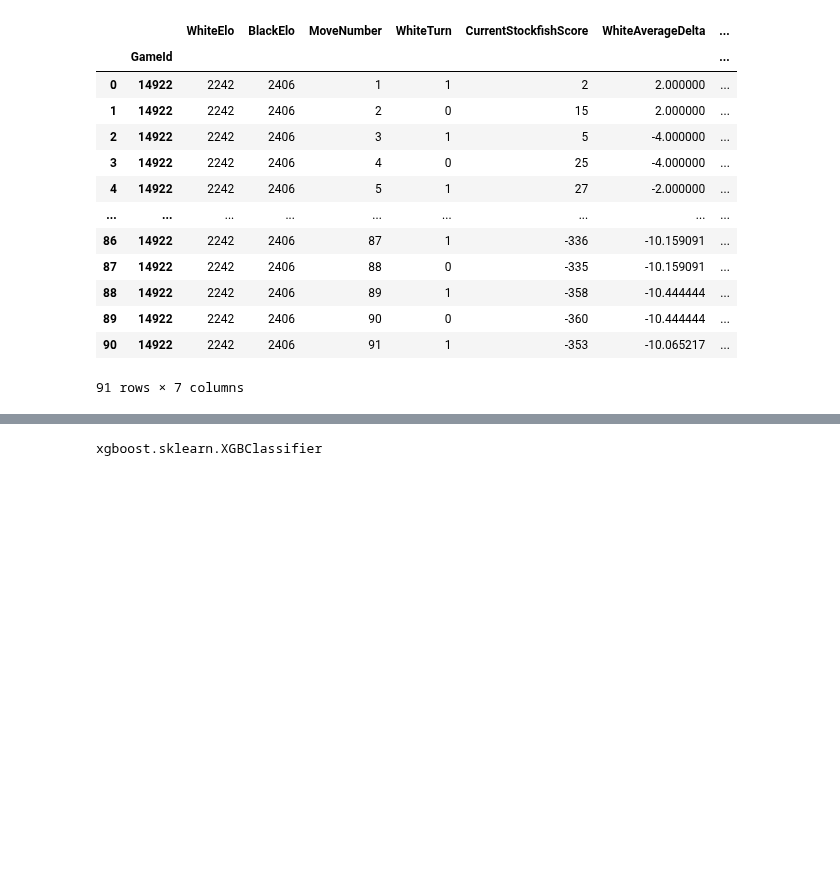
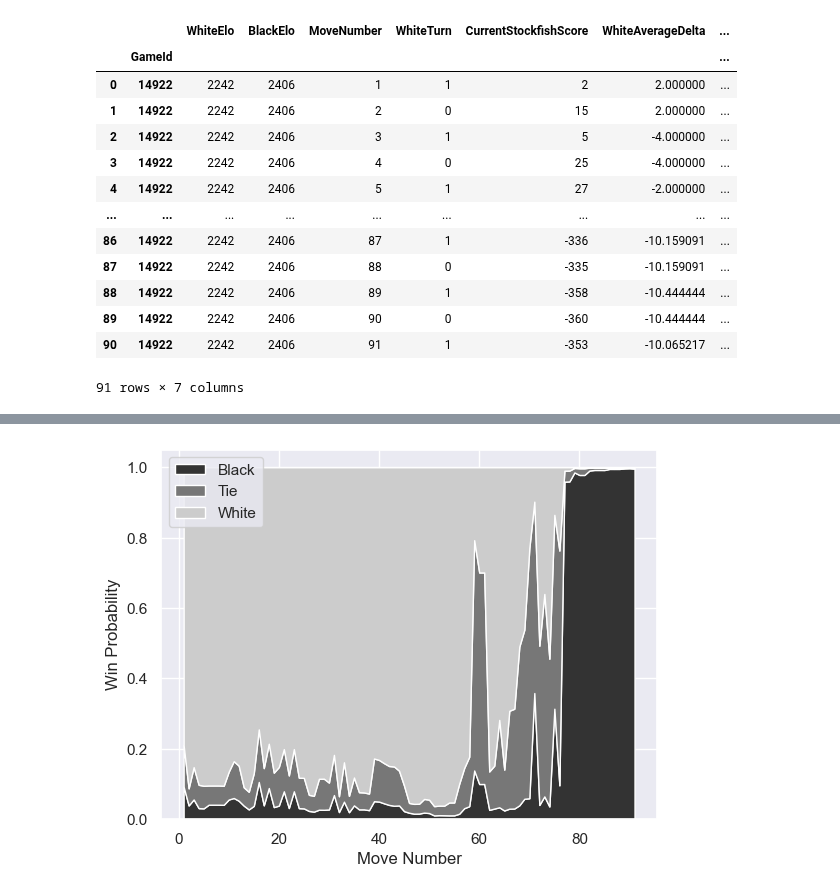
Before and after one commit to piercingecho/chess-win-probability-modeling, a Jupyter notebook: any_move_winprob.ipynb, the cells around one changed output, grey strips where cells are left out. Cells and saved outputs as stored; diff of their text form; code cells hidden in the pictures; blank space fills up the shorter version.

Commit message:
Implemented building a stacked linear plot

```diff
--- a/any_move_winprob.ipynb
+++ b/any_move_winprob.ipynb
@@ -351,18 +364,42 @@ x_validPerMove.loc[pd.IndexSlice[:, 14922], :]
 # %%
-def buildStackedLinearPlot(dataframe, game_id, model, scaler):
+def buildStackedLinearWPPlot(dataframe, game_id, model, scaler):
     '''
     Creates a stacked linear plot of predicted win probabilities using a win probability model.
 
     Parameters:
     - dataframe: the pandas dataframe (non-scaled) with all the data.
     - game_id: the id of the game to be used (integer).
     - model: Some subtype of Classifier. Must have a predict_proba() function to use on the dataframe.
 
     - scaler: how the data is scaled before using the model.
     '''
 
-    new_df =
+    df_to_predict = dataframe.loc[pd.IndexSlice[:, game_id], :]
+    scaled_df_to_predict = scaler.fit_transform(df_to_predict)
+    probabilities = model.predict_proba(scaled_df_to_predict)
+
+    move_numbers = df_to_predict.loc[:,'MoveNumber'].values
+    black_probas = probabilities[:,0]
+    tie_probas = probabilities[:,1]
+    white_probas = probabilities[:,2]
+
+
+    sns.set_theme(palette=None)
+    color_map = ['#333', '#777', '#ccc']
+    plt.stackplot(move_numbers,
+                  black_probas,
+                  tie_probas,
+                  white_probas,
+                  colors=color_map,
+                  labels=['Black', 'Tie', 'White'],)
+
+    plt.xlabel('Move Number')
+    plt.ylabel('Win Probability')
+    plt.legend(loc='upper left')
+    #plt.stackplot(df.x, df.y1, df.y2, df.y3)
+
+    return
+
+buildStackedLinearWPPlot(x_validPerMove, 14922, model, scaler)
+# %% [output]
+[figure, added]
-# %%
-type(model)
-# %% [output]
-xgboost.sklearn.XGBClassifier
```
Also changed, not shown: parts of 4 cells of this notebook.
